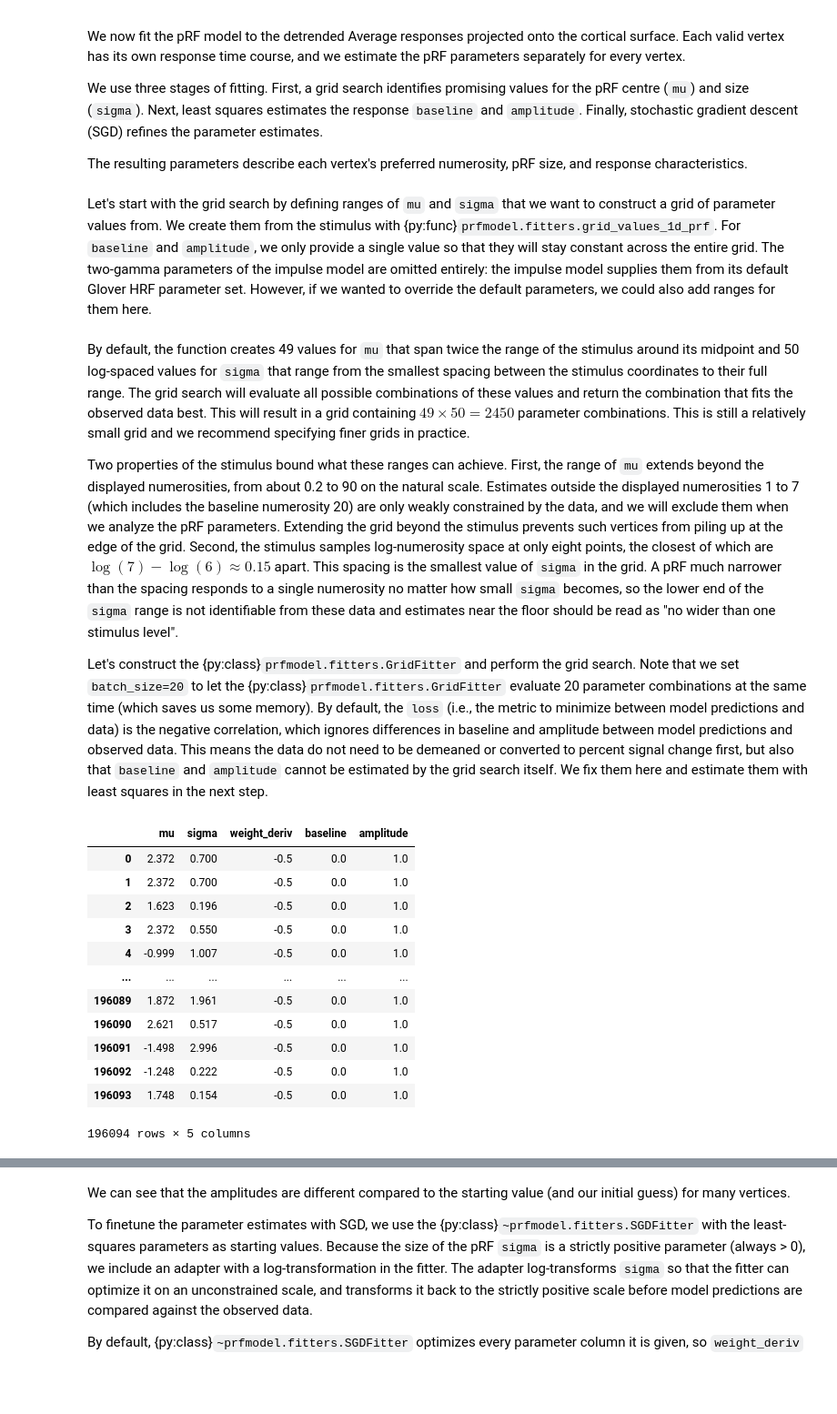
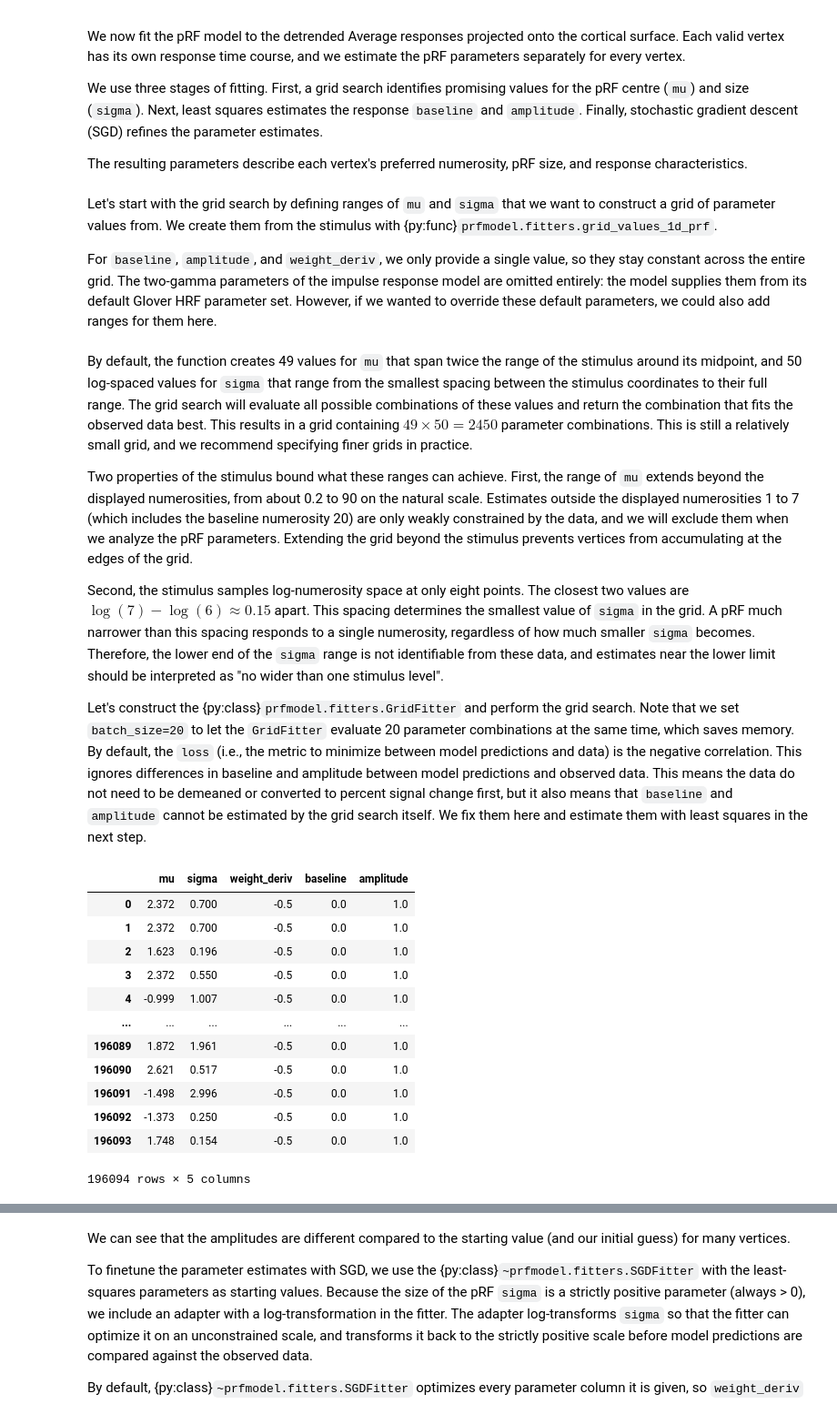
Before and after one commit to popylar-org/2026-11-05_workshop-coimbra, a Jupyter notebook: docs/workshop/05-prf-numerosity.ipynb, the cells around one changed output, grey strips where cells are left out. Shown at 91% size. Drawn from its saved outputs; the diff is of its cells as text; code cells hidden in the pictures; blank space fills up the shorter version.

Commit message:
Update numerosity practical notebook

```diff
--- a/docs/workshop/05-prf-numerosity.ipynb
+++ b/docs/workshop/05-prf-numerosity.ipynb
@@ -495,12 +495,9 @@ We use three stages of fitting. First, a grid search identifies promising values
 
 The resulting parameters describe each vertex's preferred numerosity, pRF size, and response characteristics.
 # %% [markdown]
-Let's start with the grid search by defining ranges of `mu` and `sigma` that we want to construct a grid
-of parameter values from. We create them from the stimulus with {py:func}`prfmodel.fitters.grid_values_1d_prf`. For
-`baseline` and `amplitude`, we only provide a single value so that they will stay constant
-across the entire grid. The two-gamma parameters of the impulse model are omitted entirely: the impulse model supplies
-them from its default Glover HRF parameter set. However, if we wanted to override the default parameters, we could also
-add ranges for them here.
+Let's start with the grid search by defining ranges of `mu` and `sigma` that we want to construct a grid of parameter values from. We create them from the stimulus with {py:func}`prfmodel.fitters.grid_values_1d_prf`.
+
+For `baseline`, `amplitude`, and `weight_deriv`, we only provide a single value, so they stay constant across the entire grid. The two-gamma parameters of the impulse response model are omitted entirely: the model supplies them from its default Glover HRF parameter set. However, if we wanted to override these default parameters, we could also add ranges for them here.
 # %%
 from prfmodel.fitters import grid_values_1d_prf
 
@@ -511,54 +508,44 @@ param_ranges = grid_values_1d_prf(stimulus) | {
     "amplitude": [1.0],
 }
 # %% [markdown]
-By default, the function creates 49 values for `mu` that span twice the range of the stimulus around its midpoint and
-50 log-spaced values for `sigma` that range from the smallest spacing between the stimulus coordinates to their full
-range. The grid search will evaluate all possible combinations of these values and return the combination that fits the
-observed data best. This will result in a grid containing $49 \times 50 = 2450$ parameter combinations. This is still a relatively small grid and we recommend specifying finer grids in practice.
+By default, the function creates 49 values for `mu` that span twice the range of the stimulus around its midpoint, and 50 log-spaced values for `sigma` that range from the smallest spacing between the stimulus coordinates to their full range. The grid search will evaluate all possible combinations of these values and return the combination that fits the observed data best. This results in a grid containing $49 \times 50 = 2450$ parameter combinations. This is still a relatively small grid, and we recommend specifying finer grids in practice.
 
-Two properties of the stimulus bound what these ranges can achieve. First, the range of `mu` extends beyond the
-displayed numerosities, from about 0.2 to 90 on the natural scale. Estimates outside the displayed numerosities 1 to 7
-(which includes the baseline numerosity 20) are only weakly constrained by the data, and we will exclude them when we
-analyze the pRF parameters. Extending the grid beyond the stimulus prevents such vertices from piling up at the edge of
-the grid. Second, the stimulus samples log-numerosity space at only eight points, the closest of which are
-$\log(7) - \log(6) \approx 0.15$ apart. This spacing is the smallest value of `sigma` in the grid. A pRF much narrower
-than the spacing responds to a single numerosity no matter how small `sigma` becomes, so the lower end of the `sigma`
-range is not identifiable from these data and estimates near the floor should be read as "no wider than one stimulus
-level".
+Two properties of the stimulus bound what these ranges can achieve. First, the range of `mu` extends beyond the displayed numerosities, from about 0.2 to 90 on the natural scale. Estimates outside the displayed numerosities 1 to 7 (which includes the baseline numerosity 20) are only weakly constrained by the data, and we will exclude them when we analyze the pRF parameters. Extending the grid beyond the stimulus prevents vertices from accumulating at the edges of the grid.
 
-Let's construct the {py:class}`prfmodel.fitters.GridFitter` and perform the grid search. Note that we set `batch_size=20` to let the {py:class}`prfmodel.fitters.GridFitter`
-evaluate 20 parameter combinations at the same time (which saves us some memory). By default, the `loss` (i.e., the metric to minimize between model predictions and data) is the negative correlation, which ignores differences in baseline and amplitude between model predictions and observed data. This means the data do not need to be demeaned or converted to percent signal change first, but also that `baseline` and `amplitude` cannot be estimated by the grid search itself. We fix them here and estimate them with least squares in the next step.
+Second, the stimulus samples log-numerosity space at only eight points. The closest two values are $\log(7) - \log(6) \approx 0.15$ apart. This spacing determines the smallest value of `sigma` in the grid. A pRF much narrower than this spacing responds to a single numerosity, regardless of how much smaller `sigma` becomes. Therefore, the lower end of the `sigma` range is not identifiable from these data, and estimates near the lower limit should be interpreted as "no wider than one stimulus level".
+
+Let's construct the {py:class}`prfmodel.fitters.GridFitter` and perform the grid search. Note that we set `batch_size=20` to let the `GridFitter` evaluate 20 parameter combinations at the same time, which saves memory. By default, the `loss` (i.e., the metric to minimize between model predictions and data) is the negative correlation. This ignores differences in baseline and amplitude between model predictions and observed data. This means the data do not need to be demeaned or converted to percent signal change first, but it also means that `baseline` and `amplitude` cannot be estimated by the grid search itself. We fix them here and estimate them with least squares in the next step.
 # %%
 
 from prfmodel.fitters import GridFitter
 
 # Create grid fitter object
 grid_fitter = GridFitter(
     model=prf_model,
     stimulus=stimulus,
     compile_step=True
 )
 
 # Run grid search on valid vertices using detrended PSC responses
 grid_history, grid_params = grid_fitter.fit(
     data=vertex_response,
     parameter_values=param_ranges,
-    batch_size=20
+    batch_size=200
 )
 
 grid_params
 # %% [output]
 |  | mu | sigma | weight_deriv | baseline | amplitude |
 | 0 | 2.372 | 0.700 | -0.5 | 0.0 | 1.0 |
 | 1 | 2.372 | 0.700 | -0.5 | 0.0 | 1.0 |
 | 2 | 1.623 | 0.196 | -0.5 | 0.0 | 1.0 |
 | 3 | 2.372 | 0.550 | -0.5 | 0.0 | 1.0 |
 | 4 | -0.999 | 1.007 | -0.5 | 0.0 | 1.0 |
 | ... | ... | ... | ... | ... | ... |
 | 196089 | 1.872 | 1.961 | -0.5 | 0.0 | 1.0 |
 | 196090 | 2.621 | 0.517 | -0.5 | 0.0 | 1.0 |
 | 196091 | -1.498 | 2.996 | -0.5 | 0.0 | 1.0 |
-| 196092 | -1.248 | 0.222 | -0.5 | 0.0 | 1.0 |
+| 196092 | -1.373 | 0.250 | -0.5 | 0.0 | 1.0 |
 | 196093 | 1.748 | 0.154 | -0.5 | 0.0 | 1.0 |
 196094 rows × 5 columns
 # %% [markdown]
```
Also changed, not shown: parts of 36 cells of this notebook.
